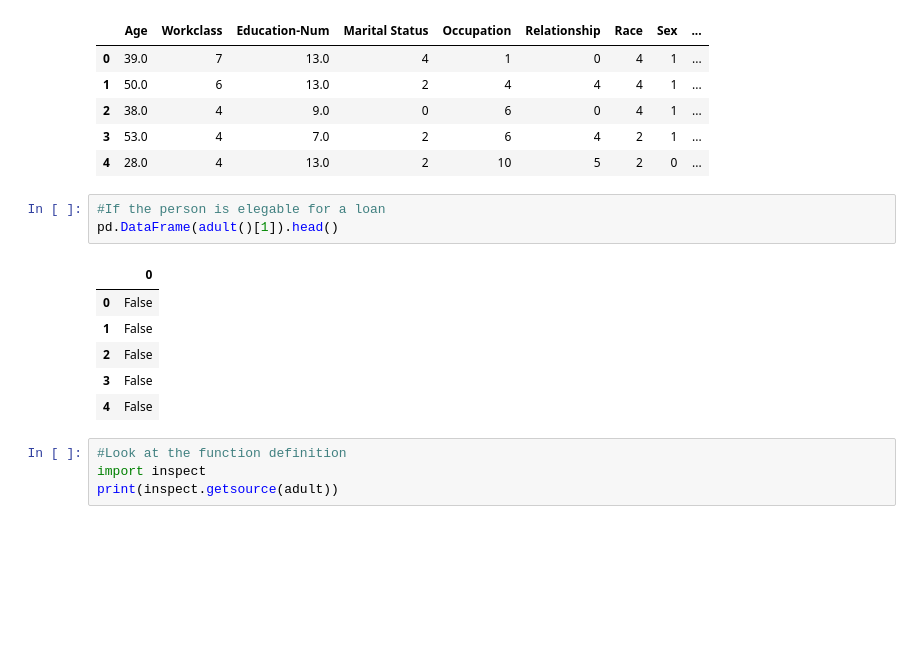
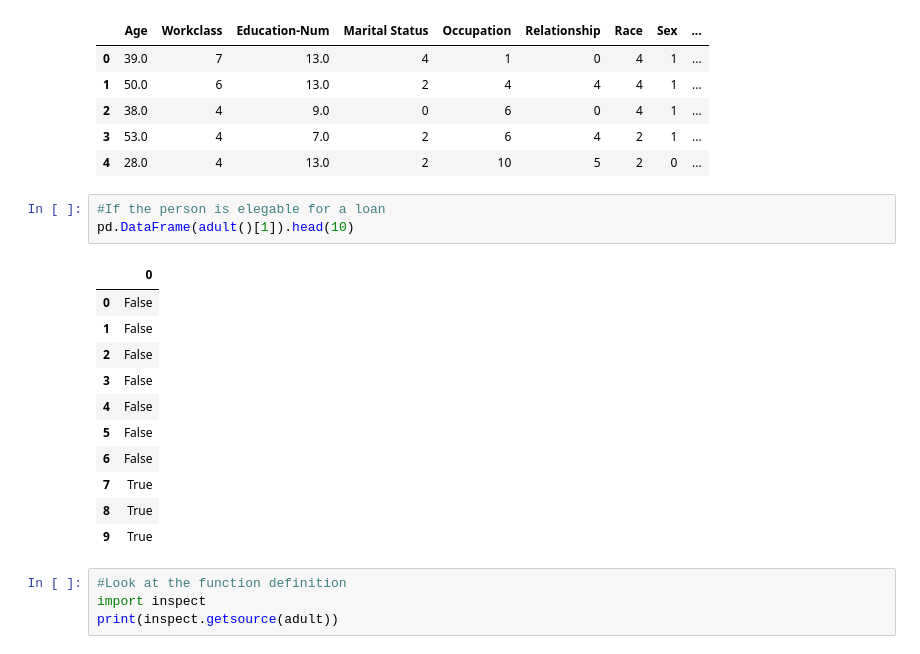
Before and after one commit to rolester/AzureMLModelExplain, a Jupyter notebook: FairLearn.ipynb, the cells around one changed output. Saved outputs shown, nothing was run; the diff lists cells and outputs as text; blank space fills up the shorter version.

```diff
--- a/FairLearn.ipynb
+++ b/FairLearn.ipynb
@@ -17,14 +17,19 @@ adult()[0].head()
 | 4 | 28.0 | 4 | 13.0 | 2 | 10 | 5 | 2 | 0 | ... |
 # %%
 #If the person is elegable for a loan
-pd.DataFrame(adult()[1]).head()
+pd.DataFrame(adult()[1]).head(10)
 # %% [output]
 |  | 0 |
 | 0 | False |
 | 1 | False |
 | 2 | False |
 | 3 | False |
 | 4 | False |
+| 5 | False |
+| 6 | False |
+| 7 | True |
+| 8 | True |
+| 9 | True |
 # %%
 #Look at the function definition
 import inspect
```
Also changed, not shown: parts of 23 cells of this notebook, 30 other files.
